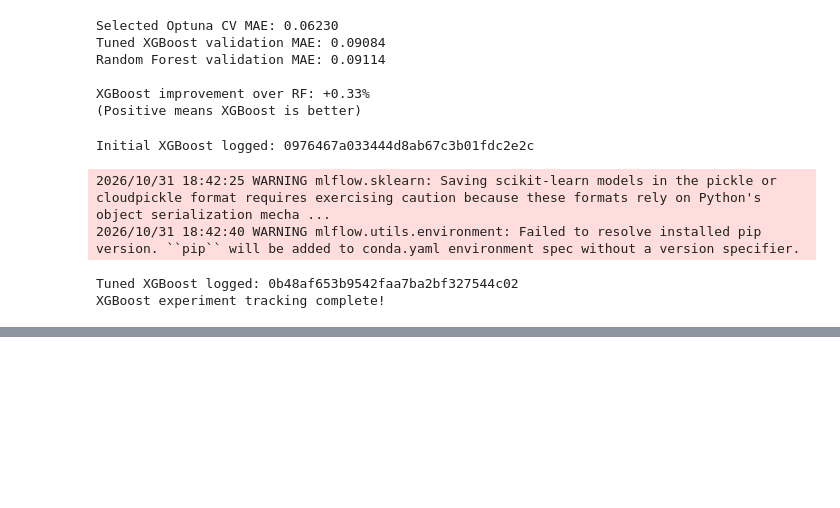
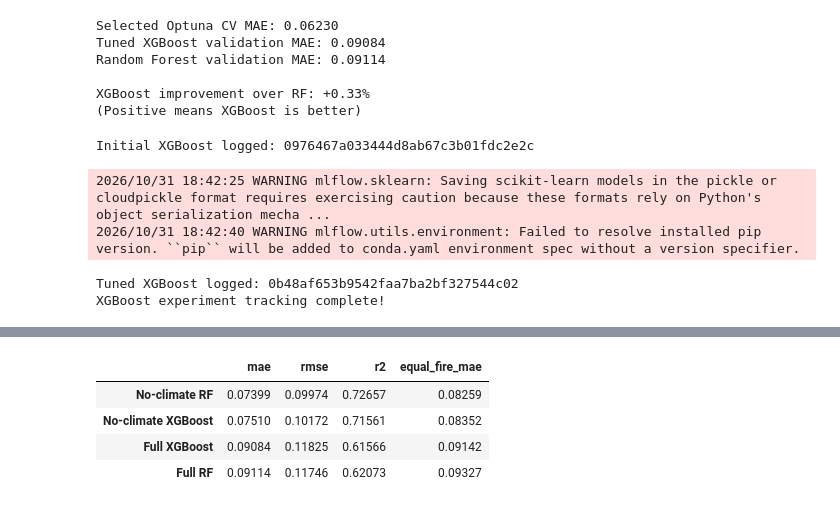
Before and after one commit to Vasant-Tholappa/wildfire-recovery-forecasting, a Jupyter notebook: notebooks/phase5_ml.ipynb, the cells around one changed output, grey strips where cells are left out. Cells and saved outputs as stored; diff of their text form; code cells hidden in the pictures; blank space fills up the shorter version.

```diff
--- a/notebooks/phase5_ml.ipynb
+++ b/notebooks/phase5_ml.ipynb
@@ -1871,0 +2570,90 @@ XGBoost experiment tracking complete!
+# %%
+
+# FINAL ABLATION — RANDOM FOREST WITHOUT CLIMATE
+
+from sklearn.base import clone
+from sklearn.compose import ColumnTransformer
+from sklearn.preprocessing import OneHotEncoder
+from sklearn.metrics import mean_absolute_error
+import numpy as np
+import pandas as pd
+
+# Reuse the 18-feature set from our XGBoost ablation
+assert len(no_climate_features) == 18
+
+rf_no_climate_numeric = [
+    f for f in no_climate_features
+    if f not in ["dominant_evt", "ignition_month"]
+]
+
+# Same RF hyperparameters, just fewer features
+rf_no_climate = clone(final_rf)
+
+rf_no_climate.set_params(
+    preprocess=ColumnTransformer([
+        ("numeric", "passthrough", rf_no_climate_numeric),
+        ("categorical", OneHotEncoder(handle_unknown="ignore"),
+         ["dominant_evt", "ignition_month"]),
+    ])
+)
+
+# 1. Same training-only grouped CV folds
+rf_nc_fold_maes = []
+
+for train_idx, holdout_idx in cv_splits:
+    model = clone(rf_no_climate)
+
+    model.fit(
+        X_train.iloc[train_idx][no_climate_features],
+        y_train.iloc[train_idx]
+    )
+
+    preds = model.predict(
+        X_train.iloc[holdout_idx][no_climate_features]
+    )
+
+    rf_nc_fold_maes.append(
+        mean_absolute_error(
+            y_train.iloc[holdout_idx],
+            preds
+        )
+    )
+
+rf_nc_cv_mae = float(np.mean(rf_nc_fold_maes))
+
+# 2. Fit on all training fires
+rf_nc_final = clone(rf_no_climate)
+
+rf_nc_final.fit(
+    X_train[no_climate_features],
+    y_train
+)
+
+# 3. Evaluate on 2018-2019 validation
+rf_nc_predictions = rf_nc_final.predict(
+    X_val[no_climate_features]
+)
+
+rf_nc_scores = evaluate_model(
+    y_val,
+    rf_nc_predictions,
+    val["fire_id"]
+)
+
+# 4. Compare full and no-climate versions
+print("GROUPED CROSS-VALIDATION MAE")
+display(pd.Series({
+    "Full RF": rf_cv_mae,
+    "No-climate RF": rf_nc_cv_mae,
+    "Full XGBoost": selected_xgb_cv_mae,
+    "No-climate XGBoost": no_climate_cv_mae,
+}).round(5))
+
+print("\nCHRONOLOGICAL VALIDATION COMPARISON")
+display(pd.DataFrame({
+    "Full RF": rf_scores,
+    "No-climate RF": rf_nc_scores,
+    "Full XGBoost": final_xgb_scores,
+    "No-climate XGBoost": no_climate_scores,
+}).T.sort_values("mae").round(5))
+# %% [output]
@@ -1871,0 +2667,5 @@ XGBoost experiment tracking complete!
+|  | mae | rmse | r2 | equal_fire_mae |
+| No-climate RF | 0.07399 | 0.09974 | 0.72657 | 0.08259 |
+| No-climate XGBoost | 0.07510 | 0.10172 | 0.71561 | 0.08352 |
+| Full XGBoost | 0.09084 | 0.11825 | 0.61566 | 0.09142 |
+| Full RF | 0.09114 | 0.11746 | 0.62073 | 0.09327 |
```
Also changed, not shown: parts of 11 cells of this notebook, 4 other files.
